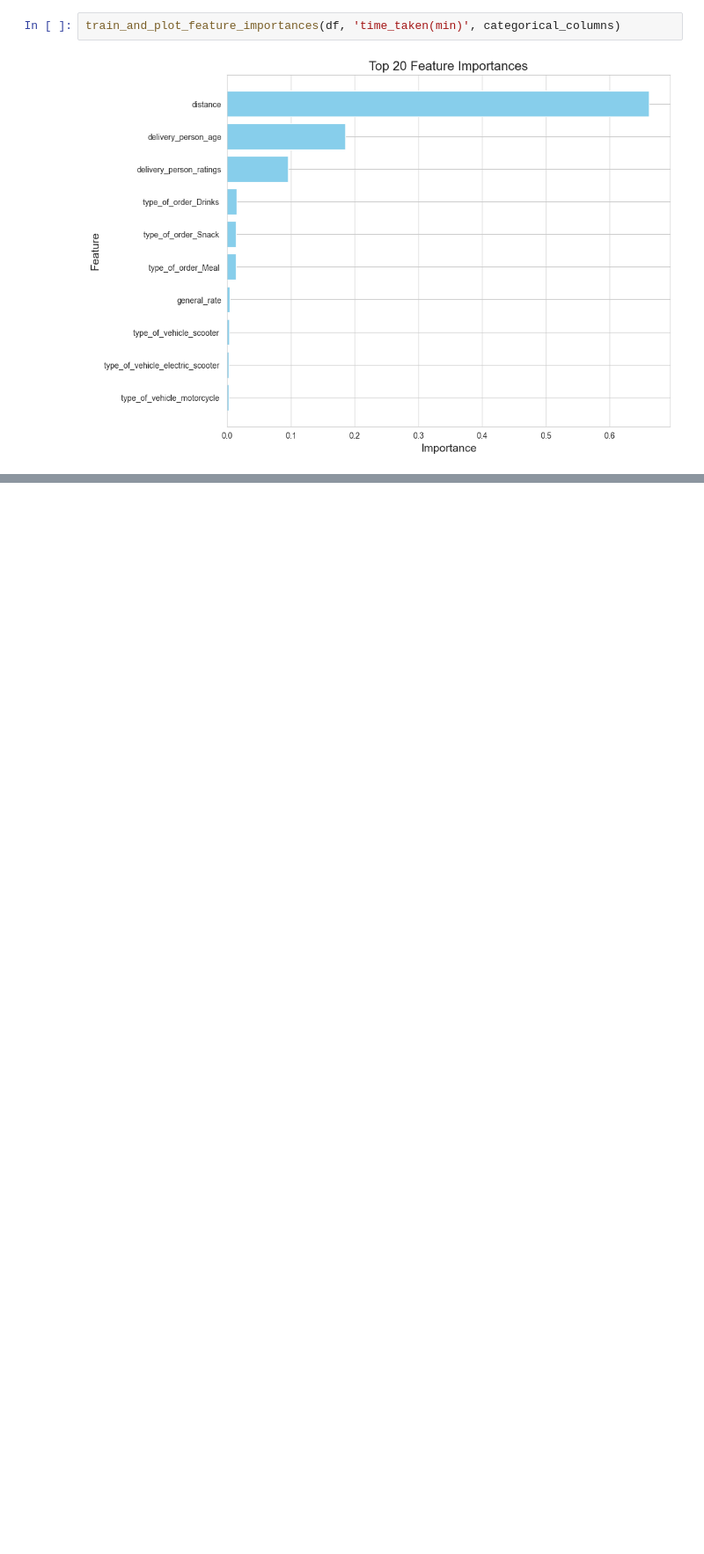
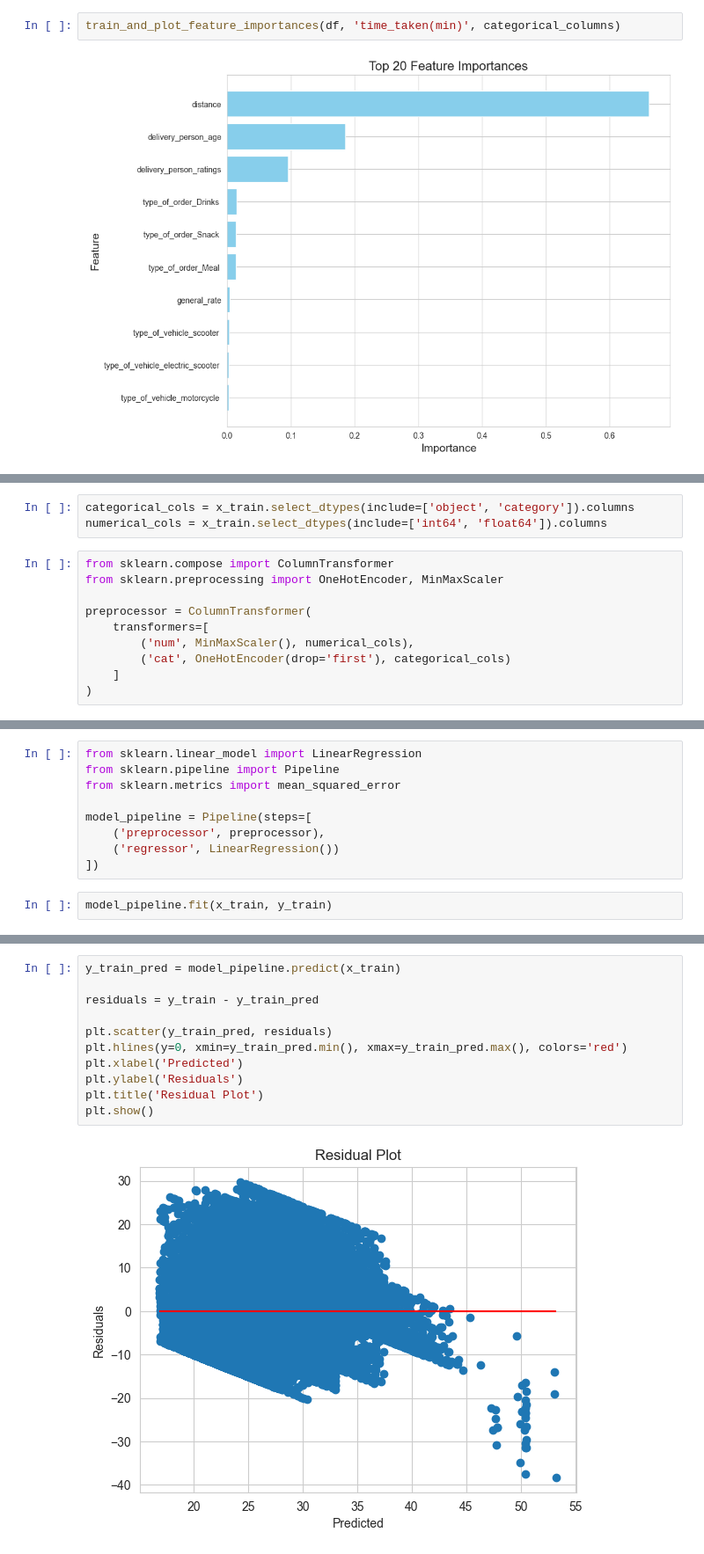
Before and after one commit to MrRezamo/Food_Delivery_Time_Prediction, a Jupyter notebook: Project/Main_Project.ipynb, the cells around one changed output, grey strips where cells are left out. Shown at 88% size. Drawn from its saved outputs; the diff is of its cells as text; blank space fills up the shorter version.

```diff
--- a/Project/Main_Project.ipynb
+++ b/Project/Main_Project.ipynb
@@ -484 +518,14 @@ train_and_plot_feature_importances(df, 'time_taken(min)', categorical_columns)
+# %%
+categorical_cols = x_train.select_dtypes(include=['object', 'category']).columns
+numerical_cols = x_train.select_dtypes(include=['int64', 'float64']).columns
+# %%
+from sklearn.compose import ColumnTransformer
+from sklearn.preprocessing import OneHotEncoder, MinMaxScaler
+
+preprocessor = ColumnTransformer(
+    transformers=[
+        ('num', MinMaxScaler(), numerical_cols),
+        ('cat', OneHotEncoder(drop='first'), categorical_cols)
+    ]
+)
 # %% [markdown]
@@ -485,0 +535,11 @@ train_and_plot_feature_importances(df, 'time_taken(min)', categorical_columns)
+# %%
+from sklearn.linear_model import LinearRegression
+from sklearn.pipeline import Pipeline
+from sklearn.metrics import mean_squared_error
+
+model_pipeline = Pipeline(steps=[
+    ('preprocessor', preprocessor),
+    ('regressor', LinearRegression())
+])
+# %%
+model_pipeline.fit(x_train, y_train)
@@ -485,0 +579,13 @@ train_and_plot_feature_importances(df, 'time_taken(min)', categorical_columns)
+# %%
+y_train_pred = model_pipeline.predict(x_train)
+
+residuals = y_train - y_train_pred
+
+plt.scatter(y_train_pred, residuals)
+plt.hlines(y=0, xmin=y_train_pred.min(), xmax=y_train_pred.max(), colors='red')
+plt.xlabel('Predicted')
+plt.ylabel('Residuals')
+plt.title('Residual Plot')
+plt.show()
+# %% [output]
+[figure, added]
```
Also changed, not shown: parts of 35 cells of this notebook.
